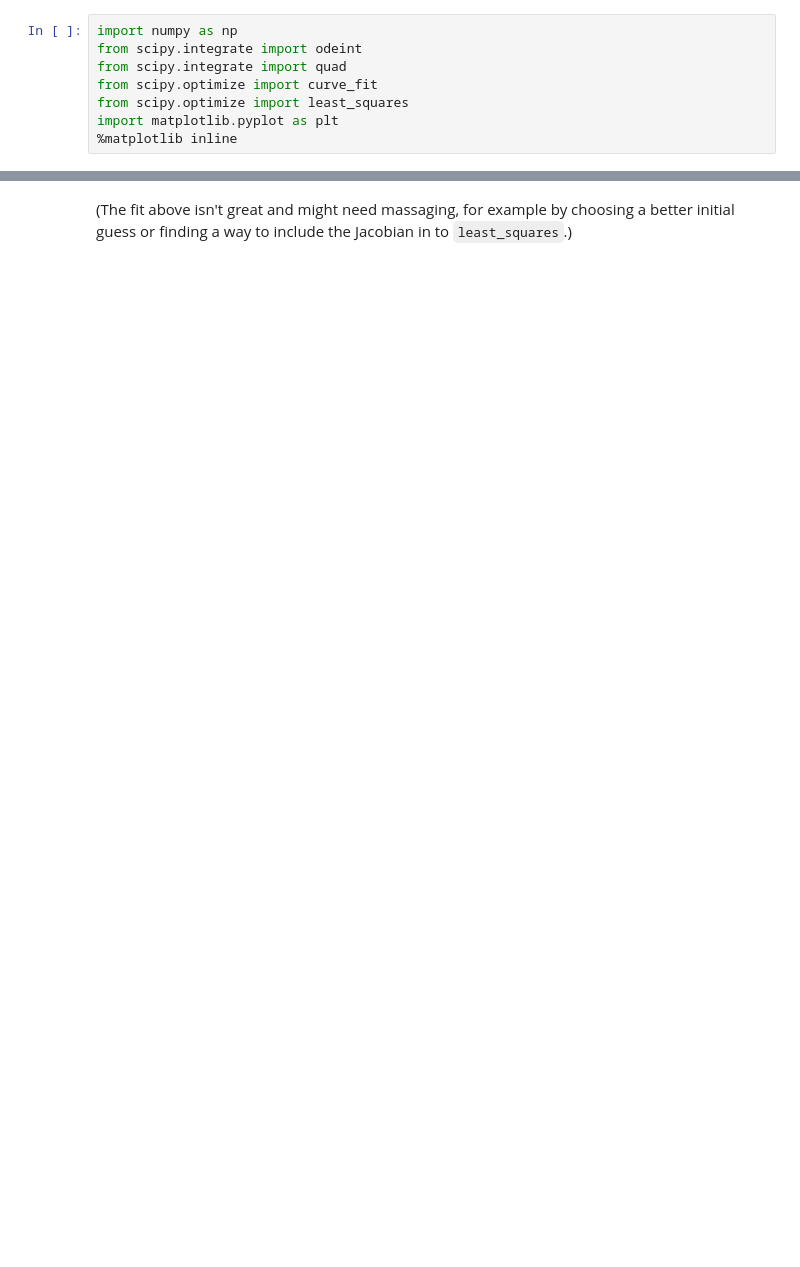
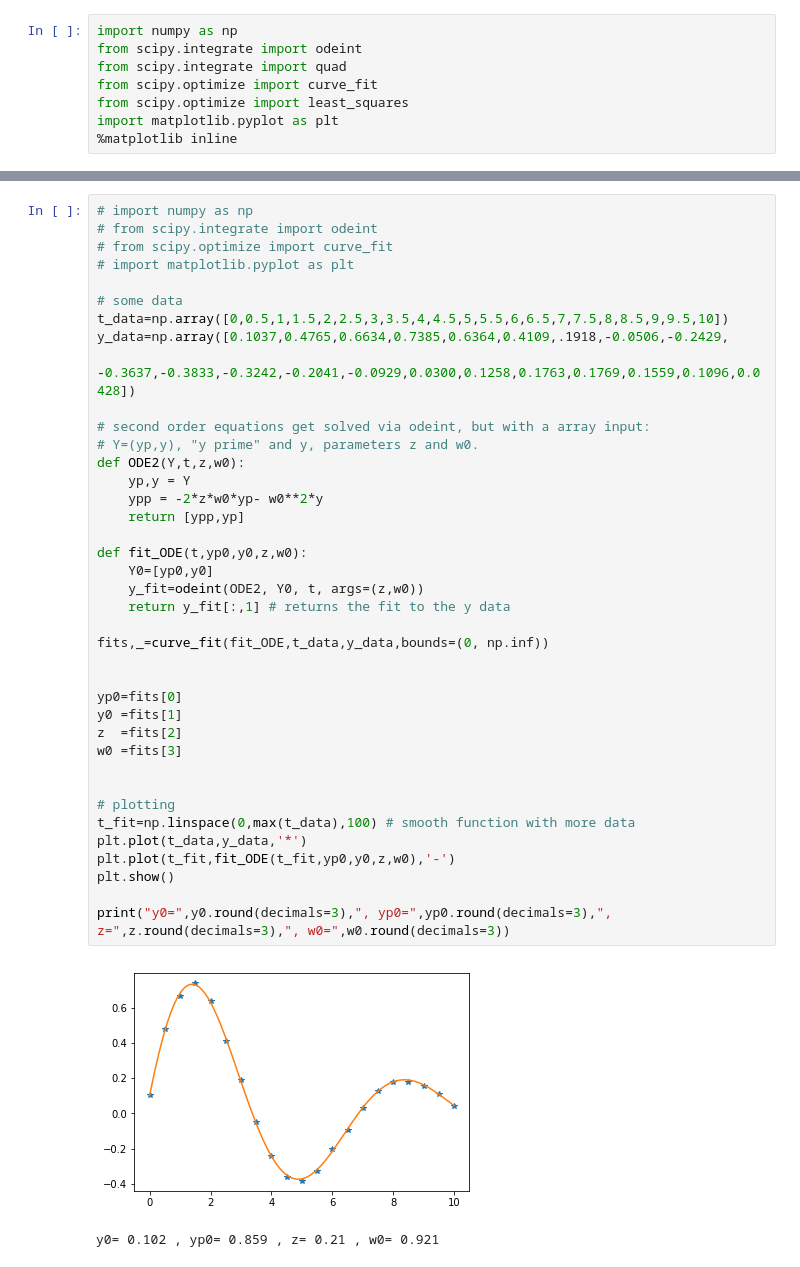
Before and after one commit to jeremy-koch/curve-fitting, a Jupyter notebook: CurveFitting.ipynb, the cells around one changed output, grey strips where cells are left out. Cells and saved outputs as stored; diff of their text form; blank space fills up the shorter version.

````diff
--- a/CurveFitting.ipynb
+++ b/CurveFitting.ipynb
@@ -361,5 +212,45 @@ A= 80098.0 , sigma= 1.363 , tau= 0.769
-# %% [markdown]
-(The fit above isn't great and might need massaging, for example by choosing a better initial guess or finding a way to include the Jacobian in to ```least_squares```.)
+# %%
+# import numpy as np
+# from scipy.integrate import odeint
+# from scipy.optimize import curve_fit
+# import matplotlib.pyplot as plt
+
+# some data
+t_data=np.array([0,0.5,1,1.5,2,2.5,3,3.5,4,4.5,5,5.5,6,6.5,7,7.5,8,8.5,9,9.5,10])
+y_data=np.array([0.1037,0.4765,0.6634,0.7385,0.6364,0.4109,.1918,-0.0506,-0.2429,
+                 -0.3637,-0.3833,-0.3242,-0.2041,-0.0929,0.0300,0.1258,0.1763,0.1769,0.1559,0.1096,0.0428])
+
+# second order equations get solved via odeint, but with a array input:
+# Y=(yp,y), "y prime" and y, parameters z and w0.
+def ODE2(Y,t,z,w0):
+    yp,y = Y
+    ypp = -2*z*w0*yp- w0**2*y
+    return [ypp,yp]
+
+def fit_ODE(t,yp0,y0,z,w0):
+    Y0=[yp0,y0]
+    y_fit=odeint(ODE2, Y0, t, args=(z,w0))
+    return y_fit[:,1] # returns the fit to the y data
+
+fits,_=curve_fit(fit_ODE,t_data,y_data,bounds=(0, np.inf))
+
+
+yp0=fits[0]
+y0 =fits[1]
+z  =fits[2]
+w0 =fits[3]
+
+
+# plotting
+t_fit=np.linspace(0,max(t_data),100) # smooth function with more data
+plt.plot(t_data,y_data,'*')
+plt.plot(t_fit,fit_ODE(t_fit,yp0,y0,z,w0),'-')
+plt.show()
+
+print("y0=",y0.round(decimals=3),", yp0=",yp0.round(decimals=3),", z=",z.round(decimals=3),", w0=",w0.round(decimals=3))
+# %% [output]
+[figure, added]
+y0= 0.102 , yp0= 0.859 , z= 0.21 , w0= 0.921
 # %% [markdown]
 # Additional notes
 
````
Also changed, not shown: parts of 14 cells of this notebook.
